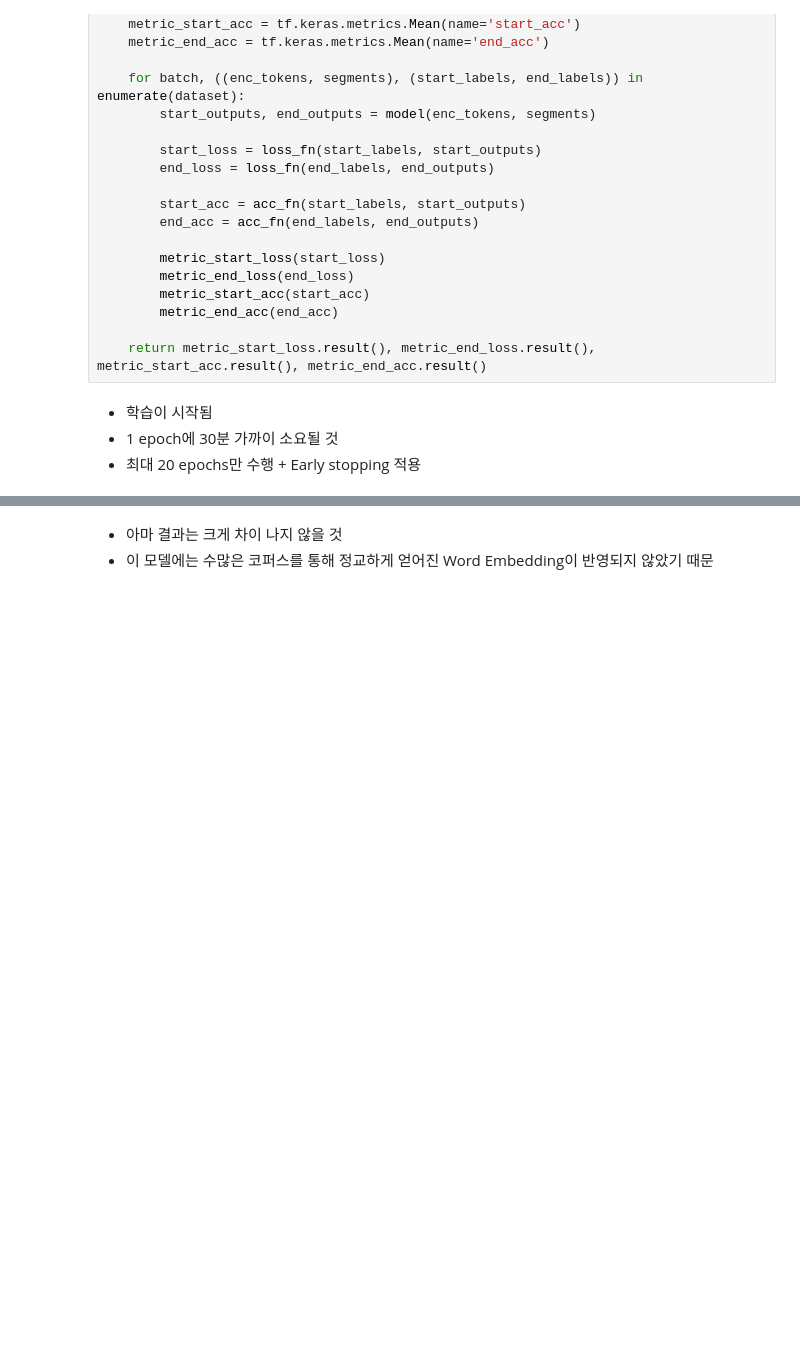
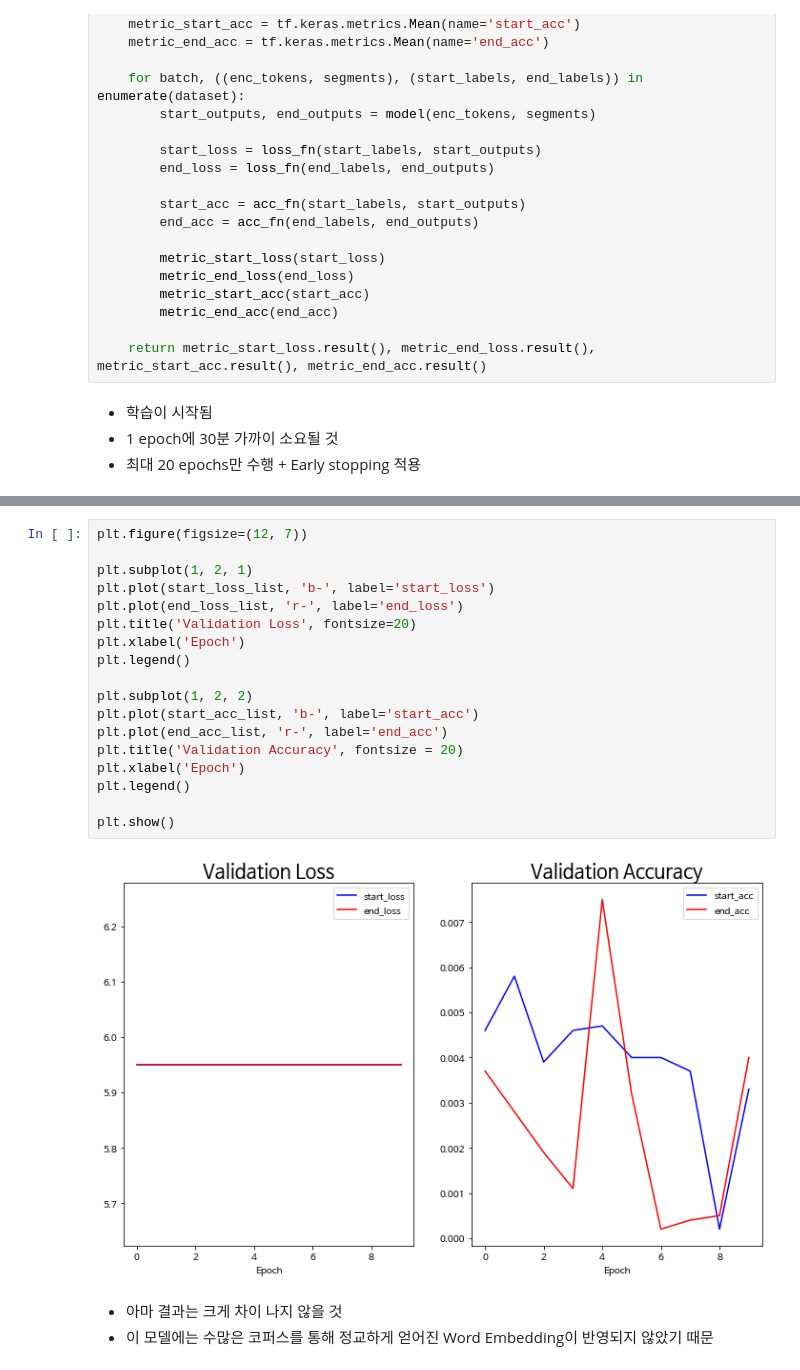
Before and after one commit to yoony1007/AIFFEL, a Jupyter notebook: Exploration/Exploration17/17. 프로젝트_Pretrained model의 활용.ipynb, the cells around one changed output, grey strips where cells are left out. Saved outputs shown, nothing was run; the diff lists cells and outputs as text; blank space fills up the shorter version.

```diff
--- a/Exploration/Exploration17/17. 프로젝트_Pretrained model의 활용.ipynb
+++ b/Exploration/Exploration17/17. 프로젝트_Pretrained model의 활용.ipynb
@@ -1592,3 +1629,23 @@ early stopping
+# %%
+plt.figure(figsize=(12, 7))
+
+plt.subplot(1, 2, 1)
+plt.plot(start_loss_list, 'b-', label='start_loss')
+plt.plot(end_loss_list, 'r-', label='end_loss')
+plt.title('Validation Loss', fontsize=20)
+plt.xlabel('Epoch')
+plt.legend()
+
+plt.subplot(1, 2, 2)
+plt.plot(start_acc_list, 'b-', label='start_acc')
+plt.plot(end_acc_list, 'r-', label='end_acc')
+plt.title('Validation Accuracy', fontsize = 20)
+plt.xlabel('Epoch')
+plt.legend()
+
+plt.show()
+# %% [output]
+[figure, added]
 # %% [markdown]
 - 아마 결과는 크게 차이 나지 않을 것
 - 이 모델에는 수많은 코퍼스를 통해 정교하게 얻어진 Word Embedding이 반영되지 않았기 때문
```
Also changed, not shown: parts of 14 cells of this notebook.
